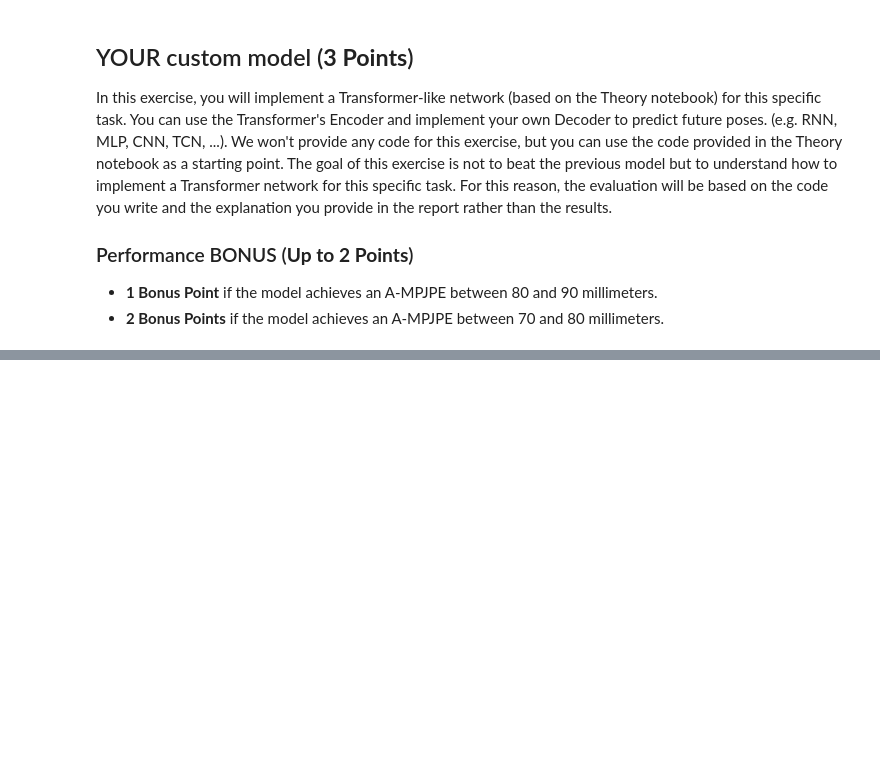
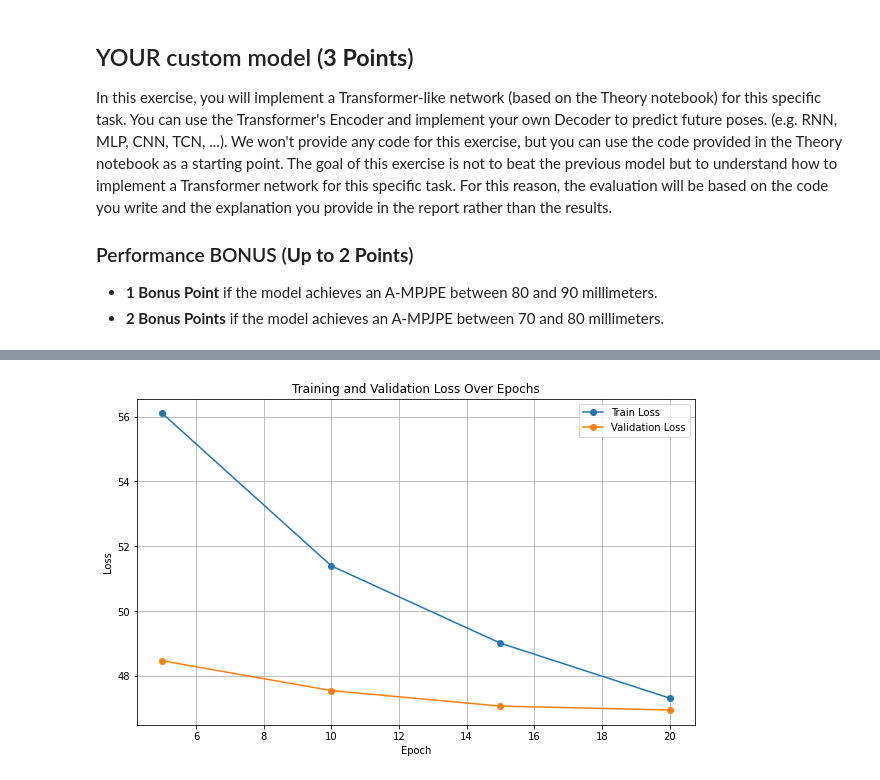
Before and after one commit to Mamiglia/AML_HW3, a Jupyter notebook: Practice/AML_practice.ipynb, the cells around one changed output, grey strips where cells are left out. Saved outputs shown, nothing was run; the diff lists cells and outputs as text; code cells hidden in the pictures; blank space fills up the shorter version.

Commit message:
parte finale

```diff
--- a/Practice/AML_practice.ipynb
+++ b/Practice/AML_practice.ipynb
@@ -952,0 +1317,28 @@ Hint: Transformers often take an input of shape [batch_size, time, joints*channe
+# %%
+# Argument for training
+n_epochs = 20
+log_step = 50
+input_n = 10
+output_n = 15
+
+#the model name to save/load
+model_path = datas+'_3d_'+str(output_n)+'frames_ckpt'
+
+device = torch.device('cuda' if torch.cuda.is_available() else 'cpu')
+model = Model(num_channels=3,
+              num_frames_out=output_n,
+              old_frames=input_n,
+              num_joints=22,
+              num_heads=8,
+              drop=0.3).to(device)
+
+# Arguments to setup the optimizer
+lr=5e-04 # learning rate
+use_scheduler=True # use MultiStepLR scheduler
+milestones=[2,2,2,5,5]   # the epochs after which the learning rate is adjusted by gamma
+gamma=0.5 #gamma correction to the learning rate, after reaching the milestone epochs
+weight_decay=0.00003 # weight decay (L2 penalty)
+optimizer=optim.Adam(model.parameters(),lr=lr,weight_decay=weight_decay)
+
+if use_scheduler:
+    scheduler = optim.lr_scheduler.MultiStepLR(optimizer, milestones=milestones, gamma=gamma)
@@ -952,0 +1459,3 @@ Hint: Transformers often take an input of shape [batch_size, time, joints*channe
+# %%
+t_loss,v_loss = train_final(data_loader,vald_loader)
+# %% [output]
@@ -952,0 +1479 @@ Hint: Transformers often take an input of shape [batch_size, time, joints*channe
+[figure, added]
```
Also changed, not shown: parts of 22 cells of this notebook, 5 other files.
